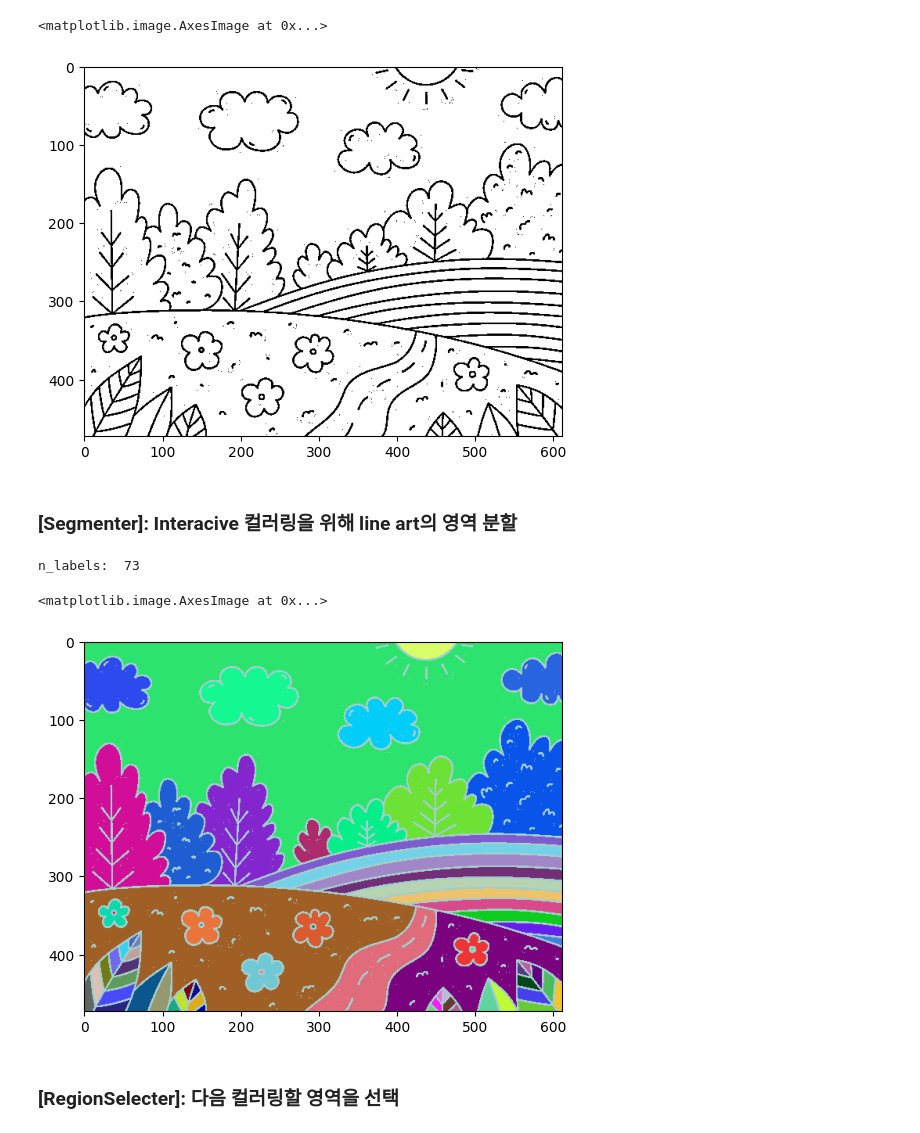
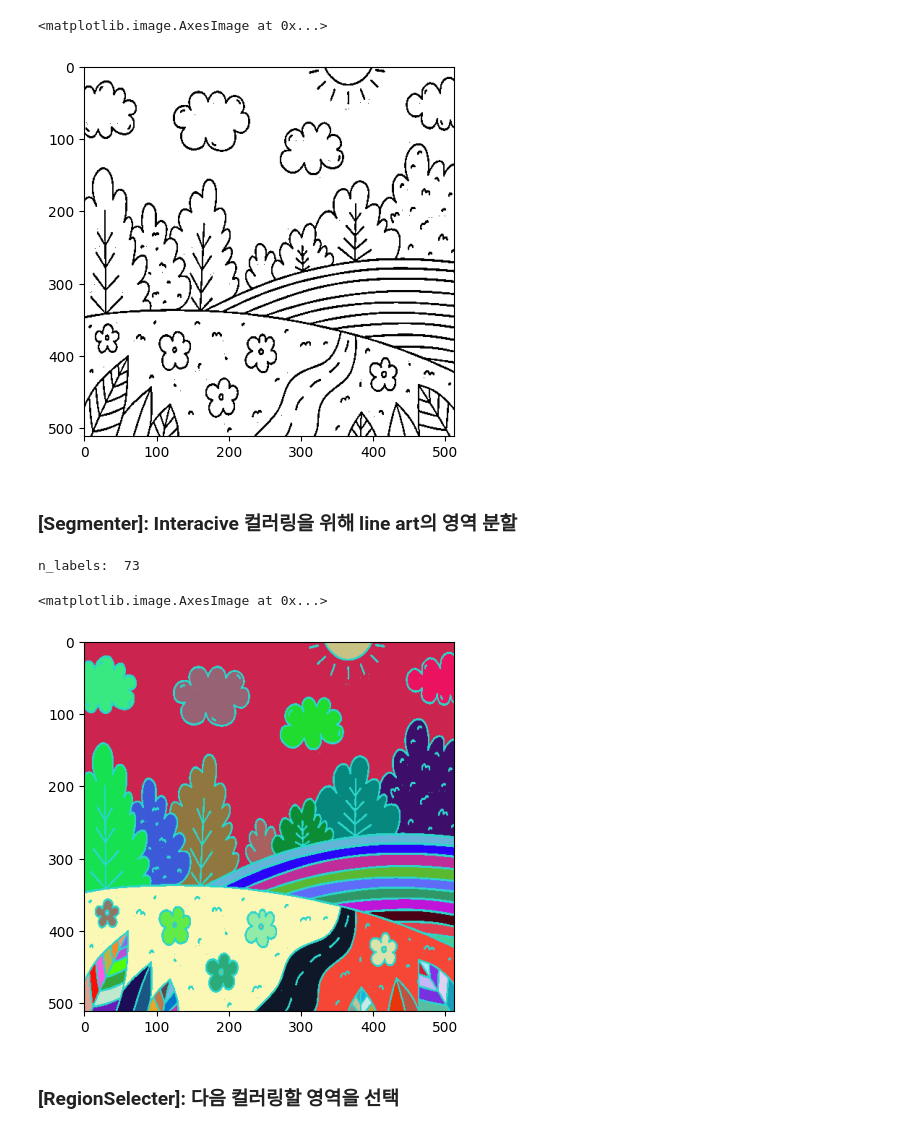
Before and after one commit to MintyProtein/interactive-colorization, a Jupyter notebook: demo.ipynb, the cells around one changed output. Cells and saved outputs as stored; diff of their text form; code cells hidden in the pictures.

```diff
--- a/demo.ipynb
+++ b/demo.ipynb
@@ -12,12 +14,13 @@ from interactive_coloring.processing import preprocess_lineart
 # %%
 img = cv2.imread('./assets/lineart0.jpg')
+img = cv2.resize(img, (512, 512))
 map_color = np.zeros_like(img)
 lineart = preprocess_lineart(img)
 
 plt.imshow(lineart, cmap='gray')
 # %% [output]
 <matplotlib.image.AxesImage at 0x...>
-[figure, old version]
+[figure, new version]
 # %% [markdown]
 ### [Segmenter]: Interacive 컬러링을 위해 line art의 영역 분할
 # %%
@@ -36,7 +39,7 @@ plt.imshow(map_color)
 # %% [output]
 n_labels:  73
 <matplotlib.image.AxesImage at 0x...>
-[figure, old version]
+[figure, new version]
 # %% [markdown]
 ### [RegionSelecter]: 다음 컬러링할 영역을 선택
 # %%
```
Also changed, not shown: parts of 10 cells of this notebook, 52 other files.
